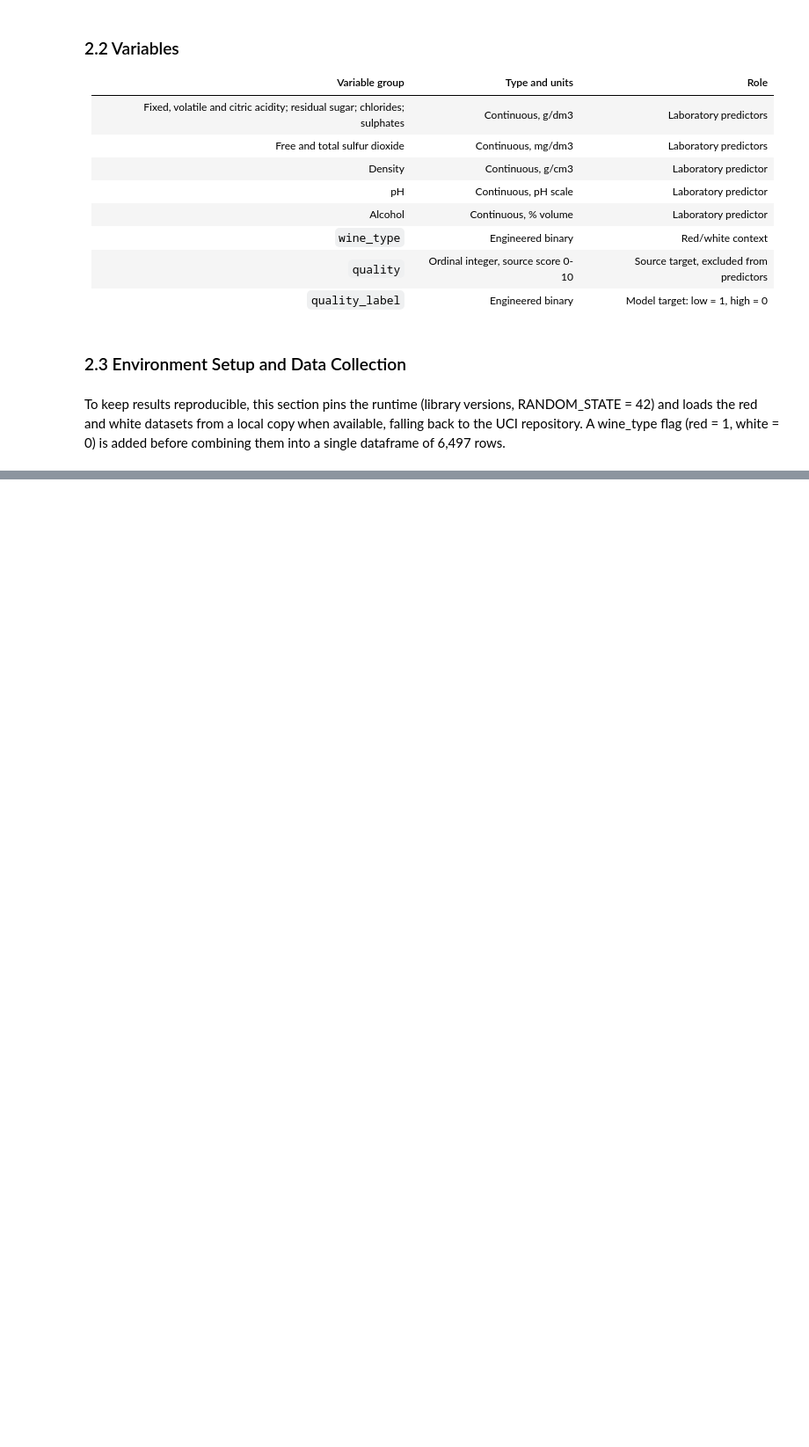
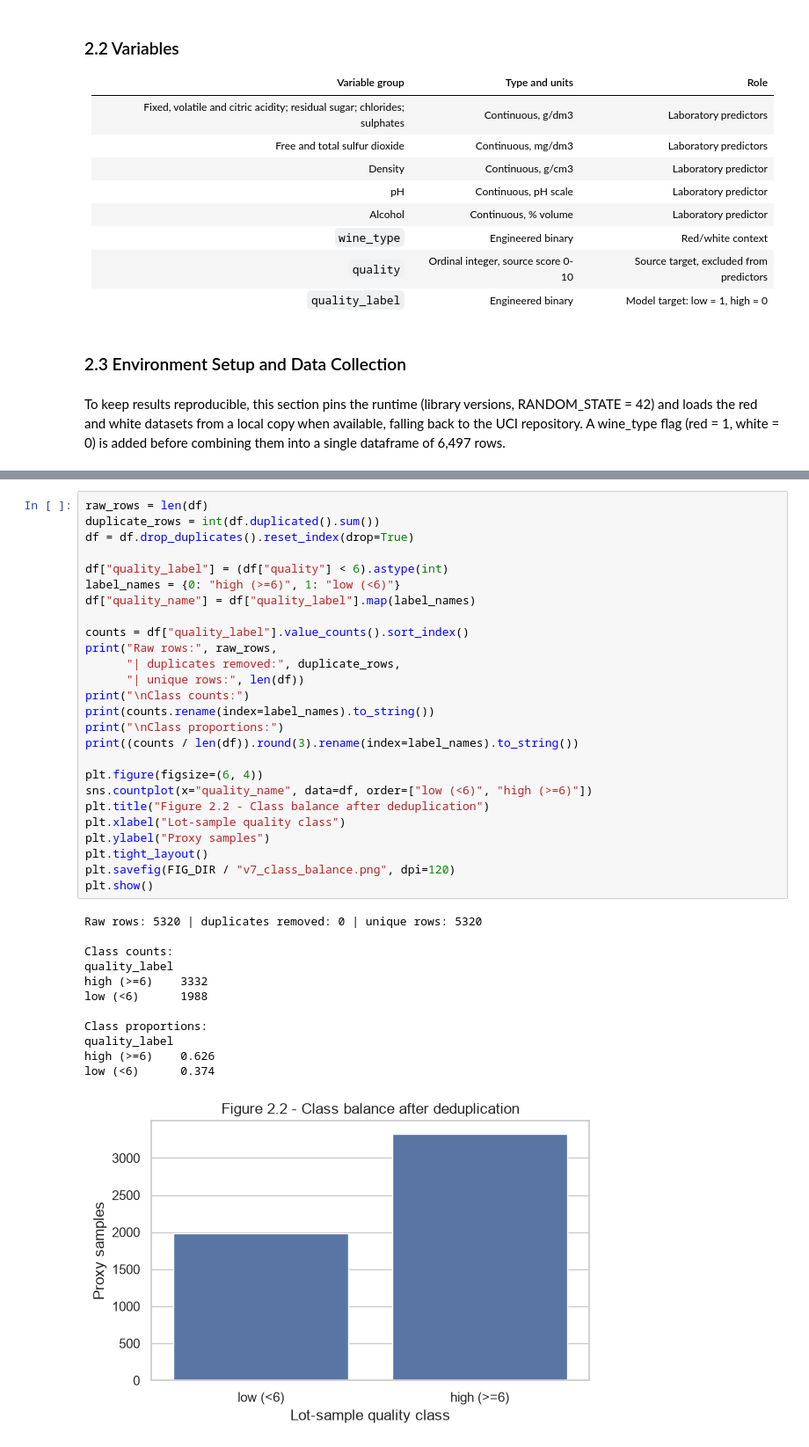
Before and after one commit to lfariabr/masters-swe-ai, a Jupyter notebook: 2026-T2/MLN/assignments/Assessment2/notebook/MLN601FariaLuisBrief2v7.ipynb, the cells around one changed output, grey strips where cells are left out. Shown at 88% size. Cells and saved outputs as stored; diff of their text form; blank space fills up the shorter version.

```diff
--- a/2026-T2/MLN/assignments/Assessment2/notebook/MLN601FariaLuisBrief2v7.ipynb
+++ b/2026-T2/MLN/assignments/Assessment2/notebook/MLN601FariaLuisBrief2v7.ipynb
@@ -247,0 +355,39 @@ plt.show()
+# %%
+raw_rows = len(df)
+duplicate_rows = int(df.duplicated().sum())
+df = df.drop_duplicates().reset_index(drop=True)
+
+df["quality_label"] = (df["quality"] < 6).astype(int)
+label_names = {0: "high (>=6)", 1: "low (<6)"}
+df["quality_name"] = df["quality_label"].map(label_names)
+
+counts = df["quality_label"].value_counts().sort_index()
+print("Raw rows:", raw_rows,
+      "| duplicates removed:", duplicate_rows,
+      "| unique rows:", len(df))
+print("\nClass counts:")
+print(counts.rename(index=label_names).to_string())
+print("\nClass proportions:")
+print((counts / len(df)).round(3).rename(index=label_names).to_string())
+
+plt.figure(figsize=(6, 4))
+sns.countplot(x="quality_name", data=df, order=["low (<6)", "high (>=6)"])
+plt.title("Figure 2.2 - Class balance after deduplication")
+plt.xlabel("Lot-sample quality class")
+plt.ylabel("Proxy samples")
+plt.tight_layout()
+plt.savefig(FIG_DIR / "v7_class_balance.png", dpi=120)
+plt.show()
+# %% [output]
+Raw rows: 5320 | duplicates removed: 0 | unique rows: 5320
+
+Class counts:
+quality_label
+high (>=6)    3332
+low (<6)      1988
+
+Class proportions:
+quality_label
+high (>=6)    0.626
+low (<6)      0.374
+[figure, added]
```
Also changed, not shown: parts of 14 cells of this notebook, 8 other files.
